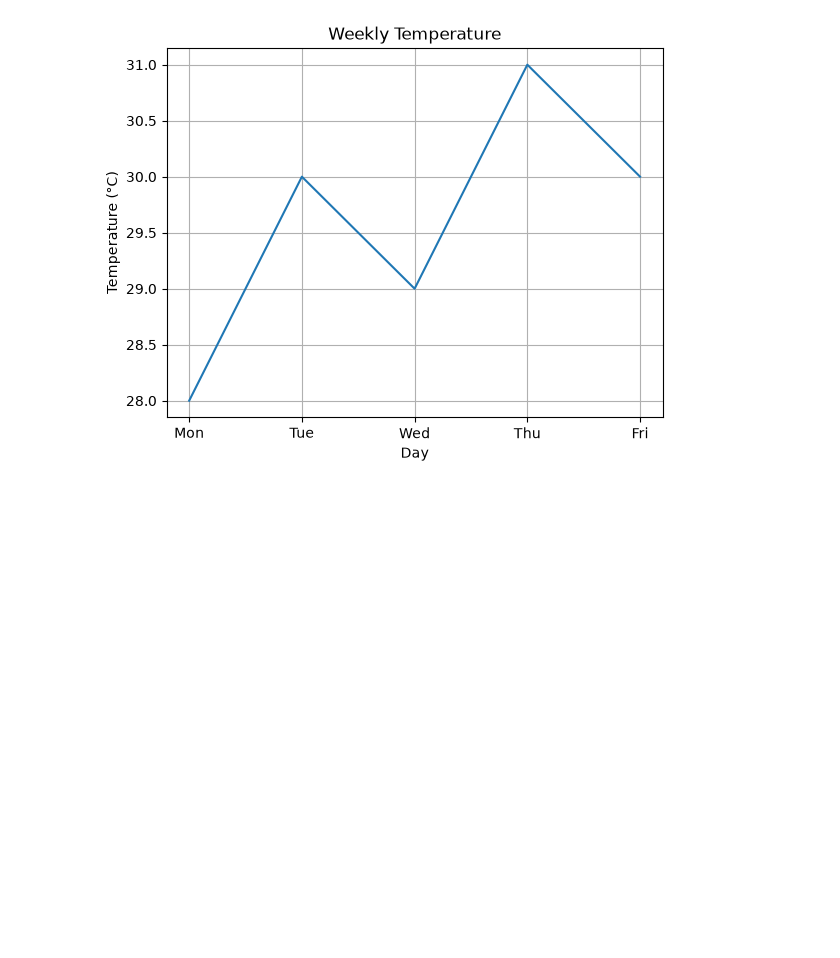
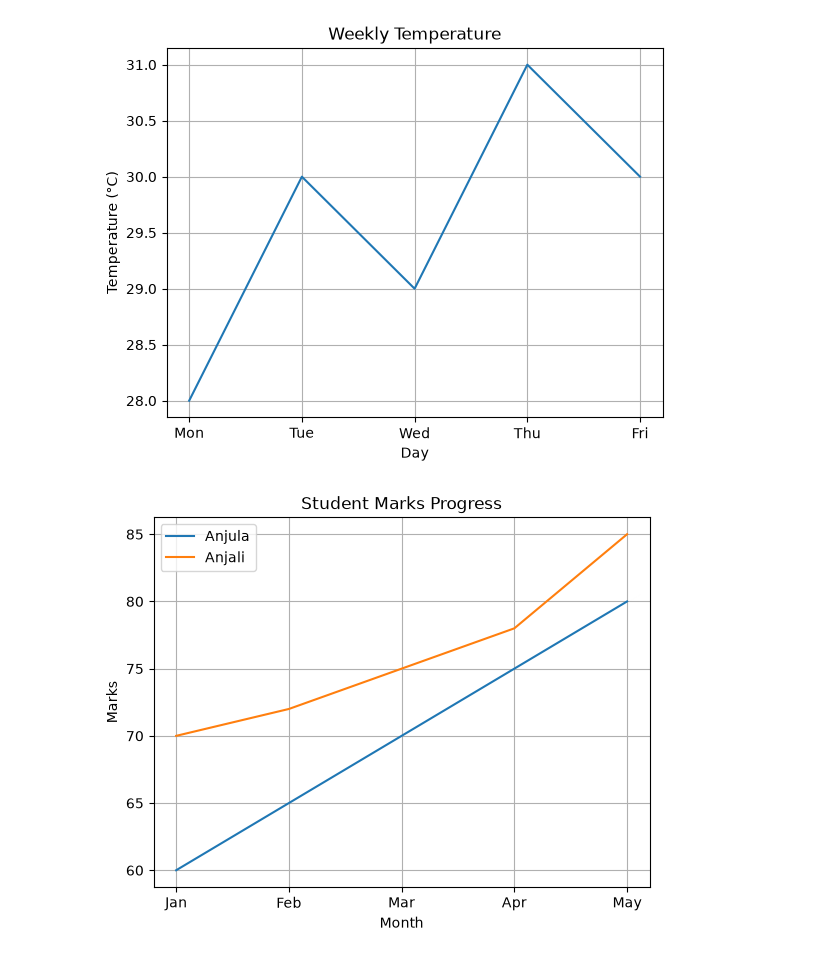
Before and after one commit to Anjula2001/study-research-agent, a Jupyter notebook: 03-Matplotlib/matplotlib_basics.ipynb, the cells around one changed output. Cells and saved outputs as stored; diff of their text form; code cells hidden in the pictures; blank space fills up the shorter version.

```diff
--- a/03-Matplotlib/matplotlib_basics.ipynb
+++ b/03-Matplotlib/matplotlib_basics.ipynb
@@ -60,3 +60,22 @@ plt.grid()
 plt.show()
 # %% [output]
 [figure]
+# %%
+months = ["Jan", "Feb", "Mar", "Apr", "May"]
+
+anjula_marks = [60, 65, 70, 75, 80]
+anjali_marks = [70, 72, 75, 78, 85]
+
+plt.plot(months, anjula_marks, label="Anjula")
+plt.plot(months, anjali_marks, label="Anjali")
+
+plt.xlabel("Month")
+plt.ylabel("Marks")
+plt.title("Student Marks Progress")
+
+plt.legend()
+plt.grid()
+
+plt.show()
+# %% [output]
+[figure, added]
```
